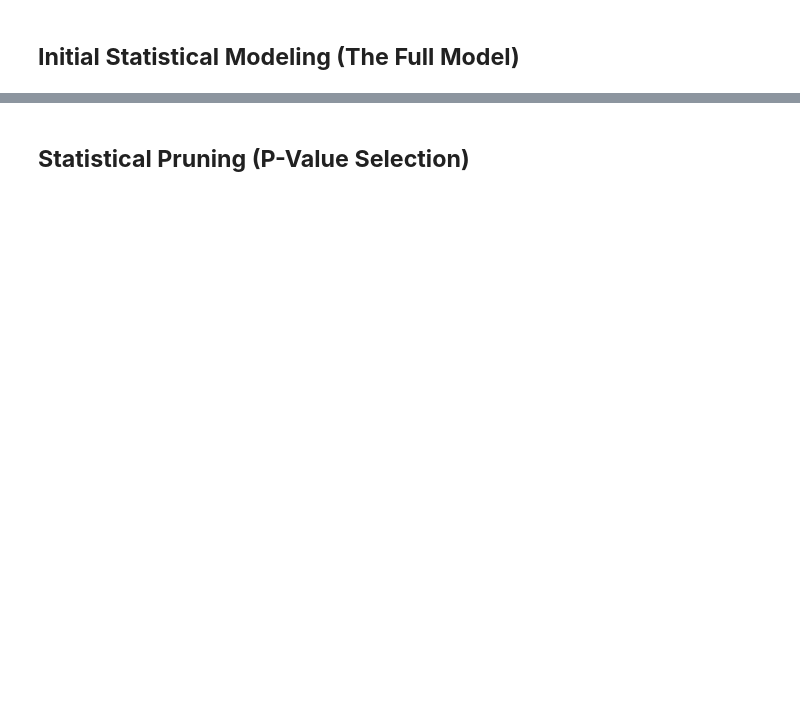
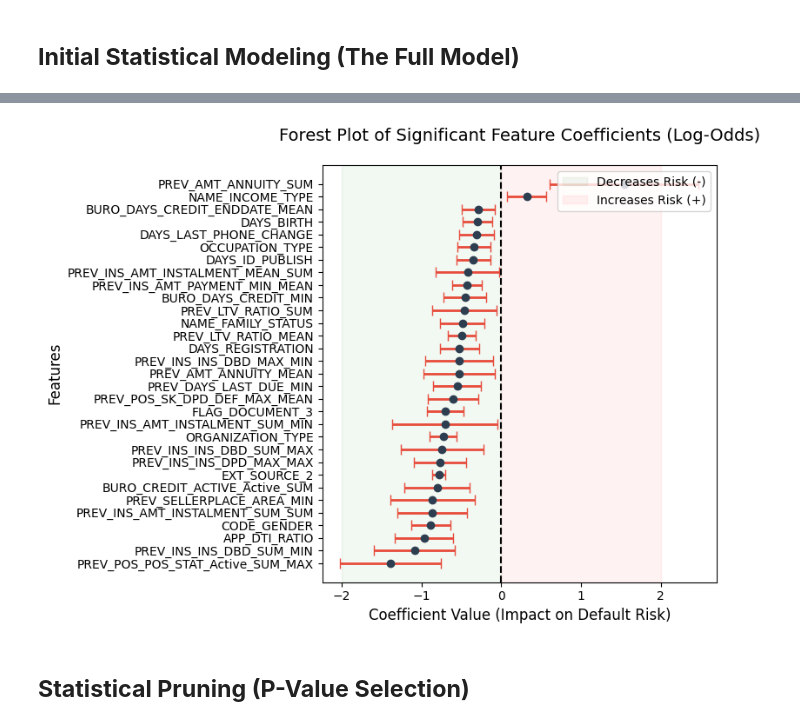
Before and after one commit to ErenReyhanlioglu/Credit_Risk_Analysis, a Jupyter notebook: notebooks/03_logistic_regression_scorecard.ipynb, the cells around one changed output, grey strips where cells are left out. Drawn from its saved outputs; the diff is of its cells as text; code cells hidden in the pictures; blank space fills up the shorter version.

```diff
--- a/notebooks/03_logistic_regression_scorecard.ipynb
+++ b/notebooks/03_logistic_regression_scorecard.ipynb
@@ -36,2 +39,5 @@ print(f"X_test shape: {X_test.shape} | y_test mean (Bad Rate): {y_test.mean():.4
 # %% [markdown]
 ## **Initial Statistical Modeling (The Full Model)**
+# %%
+# Train the initial Logistic Regression model with all 96 features
+full_model = fit_logistic_regression(X_train, y_train)
@@ -37,0 +84,11 @@ print(f"X_test shape: {X_test.shape} | y_test mean (Bad Rate): {y_test.mean():.4
+# %%
+stats_df = pd.DataFrame({
+    'coef': full_model.params,
+    'std_err': full_model.bse,
+    'z_score': full_model.tvalues,
+    'p_value': full_model.pvalues,
+    'ci_lower': full_model.conf_int()[0],
+    'ci_upper': full_model.conf_int()[1]
+})
+
+stats_df = stats_df.drop('const')
@@ -38,2 +158,32 @@ print(f"X_test shape: {X_test.shape} | y_test mean (Bad Rate): {y_test.mean():.4
+# %%
+import matplotlib.pyplot as plt
+import seaborn as sns
+
+sig_features = stats_df[stats_df['p_value'] < 0.05].sort_values(by='coef')
+
+plt.figure(figsize=(8, 6))
+
+plt.errorbar(x=sig_features['coef'],
+             y=sig_features.index,
+             xerr=sig_features['std_err'] * 1.96, # 95% Confidence Interval
+             fmt='o',
+             color='#2c3e50',
+             ecolor='#e74c3c',
+             elinewidth=2,
+             capsize=4)
+
+plt.axvline(x=0, color='black', linestyle='--', linewidth=1.5)
+plt.title('Forest Plot of Significant Feature Coefficients', fontsize=14, pad=20)
+plt.xlabel('Coefficient Value (Impact on Default Risk)', fontsize=12)
+plt.ylabel('Features', fontsize=12)
+
+plt.axvspan(-2, 0, color='green', alpha=0.05, label='Decreases Risk (-)')
+plt.axvspan(0, 2, color='red', alpha=0.05, label='Increases Risk (+)')
+plt.legend(loc='upper right')
+
+plt.tight_layout()
+plt.show()
+# %% [output]
+[figure, added]
 # %% [markdown]
 ## **Statistical Pruning (P-Value Selection)**
```
Also changed, not shown: parts of 19 cells of this notebook.
